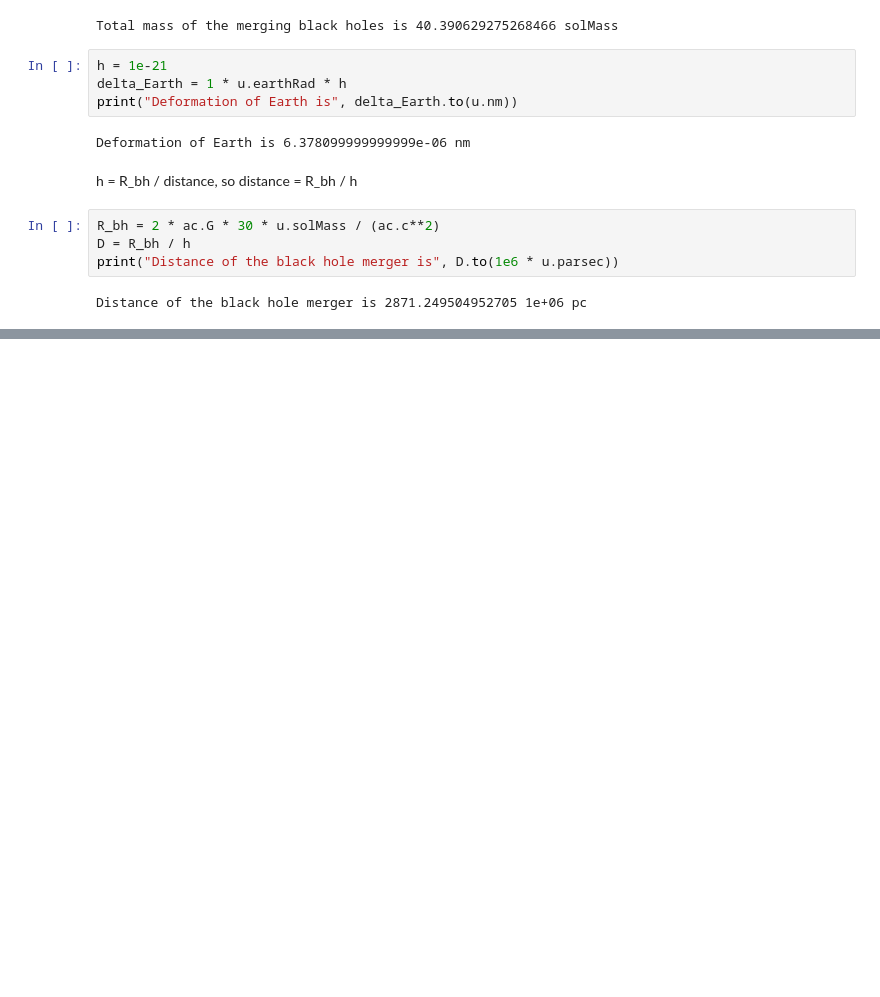
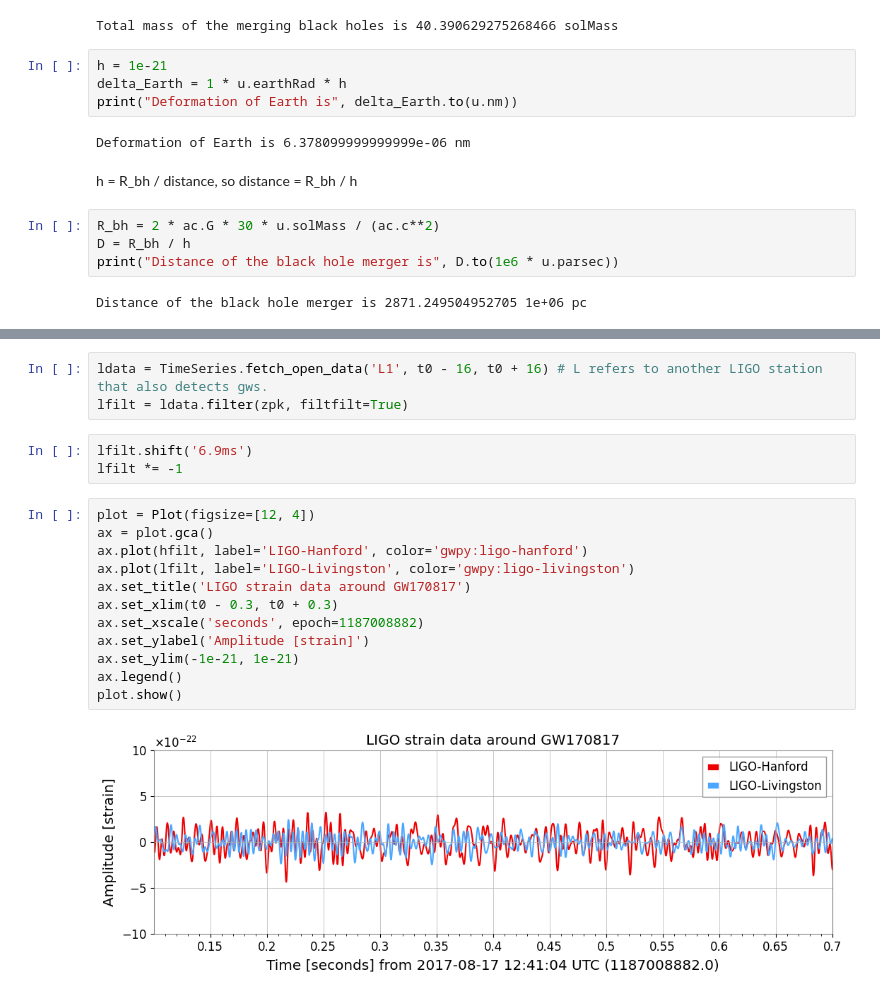
Before and after one commit to NireAstro/1221-dark-matter, a Jupyter notebook: Gravitational_Waves.ipynb, the cells around one changed output, grey strips where cells are left out. Cells and saved outputs as stored; diff of their text form; blank space fills up the shorter version.

```diff
--- a/Gravitational_Waves.ipynb
+++ b/Gravitational_Waves.ipynb
@@ -37,0 +120,20 @@ Distance of the black hole merger is 2871.249504952705 1e+06 pc
+# %%
+ldata = TimeSeries.fetch_open_data('L1', t0 - 16, t0 + 16) # L refers to another LIGO station that also detects gws.
+lfilt = ldata.filter(zpk, filtfilt=True)
+# %%
+lfilt.shift('6.9ms')
+lfilt *= -1
+# %%
+plot = Plot(figsize=[12, 4])
+ax = plot.gca()
+ax.plot(hfilt, label='LIGO-Hanford', color='gwpy:ligo-hanford')
+ax.plot(lfilt, label='LIGO-Livingston', color='gwpy:ligo-livingston')
+ax.set_title('LIGO strain data around GW170817')
+ax.set_xlim(t0 - 0.3, t0 + 0.3)
+ax.set_xscale('seconds', epoch=1187008882)
+ax.set_ylabel('Amplitude [strain]')
+ax.set_ylim(-1e-21, 1e-21)
+ax.legend()
+plot.show()
+# %% [output]
+[figure, added]
```
Also changed, not shown: parts of 35 cells of this notebook.
